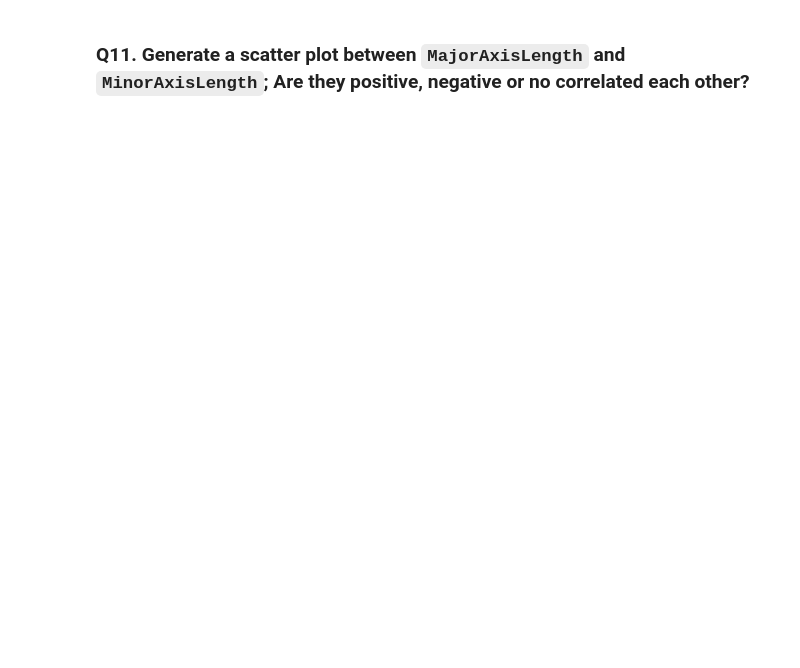
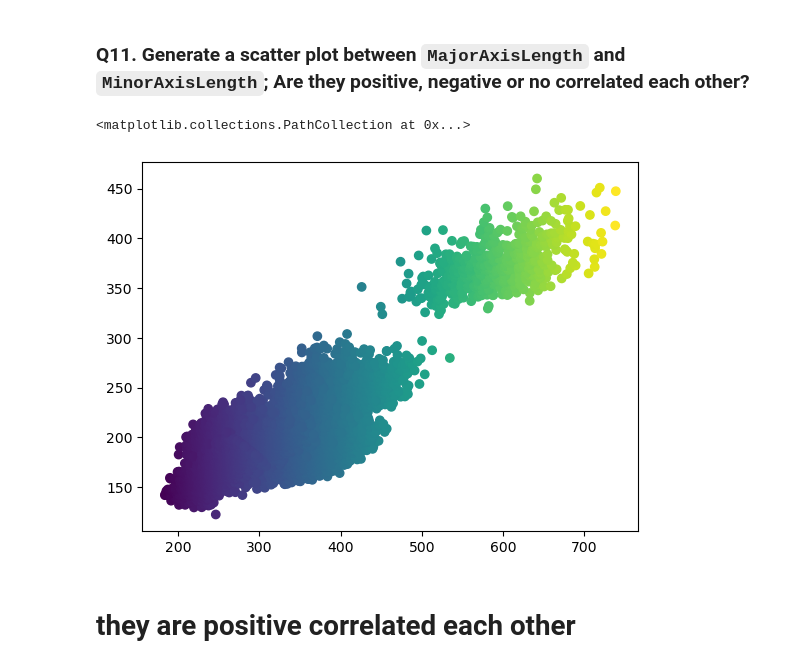
Before and after one commit to YUFOHON/data, a Jupyter notebook: Assignment1.ipynb, the cells around one changed output. Drawn from its saved outputs; the diff is of its cells as text; code cells hidden in the pictures; blank space fills up the shorter version.

```diff
--- a/Assignment1.ipynb
+++ b/Assignment1.ipynb
@@ -58,3 +114,11 @@ Type_1: `MajorAxisLength<250`
 Type_2: `250<=MajorAxisLength<400`
 
 Type_3: `MajorAxisLength>=400`
+# %%
+# Separate all beans into three types based on MajorAxisLength and create a new column named `MajorAxisLength_Type`
+# Type_1: `MajorAxisLength<250`
+# Type_2: `250<=MajorAxisLength<400`
+# Type_3: `MajorAxisLength>=400`
+
+df['MajorAxisLength_Type'] = pd.cut(df['MajorAxisLength'], bins=[0, 250, 400, df['MajorAxisLength'].max()+1], labels=['Type_1', 'Type_2', 'Type_3'])
+df.groupby('MajorAxisLength_Type').size()
@@ -65,2 +165,8 @@ Type_3: `MajorAxisLength>=400`
 # %% [markdown]
 ### Q9. Convert the `Class` using one-hot encoding and merge the new column into the original dataframe
+# %%
+# Convert the `Class` using one-hot encoding and merge the new column into the original dataframe
+one_hot_encoded = pd.get_dummies(df['Class'],prefix='Class')
+df = df.join(one_hot_encoded)
+# df = df.drop(['Property_Area'], axis=1)
+df.head(5)
@@ -69,2 +208,11 @@ Type_3: `MajorAxisLength>=400`
 # %% [markdown]
 ### Q11. Generate a scatter plot between `MajorAxisLength` and `MinorAxisLength`; Are they positive, negative or no correlated each other?
+# %%
+import matplotlib.pyplot as plt
+plt.scatter(df['MajorAxisLength'], df['MinorAxisLength'], c=df['MajorAxisLength'], cmap='viridis')
+# plt.scatter(df['MajorAxisLength'], df['MinorAxisLength'])
+# %% [output]
+<matplotlib.collections.PathCollection at 0x...>
+[figure, added]
+# %% [markdown]
+# they are positive correlated each other
```
Also changed, not shown: parts of 11 cells of this notebook.
